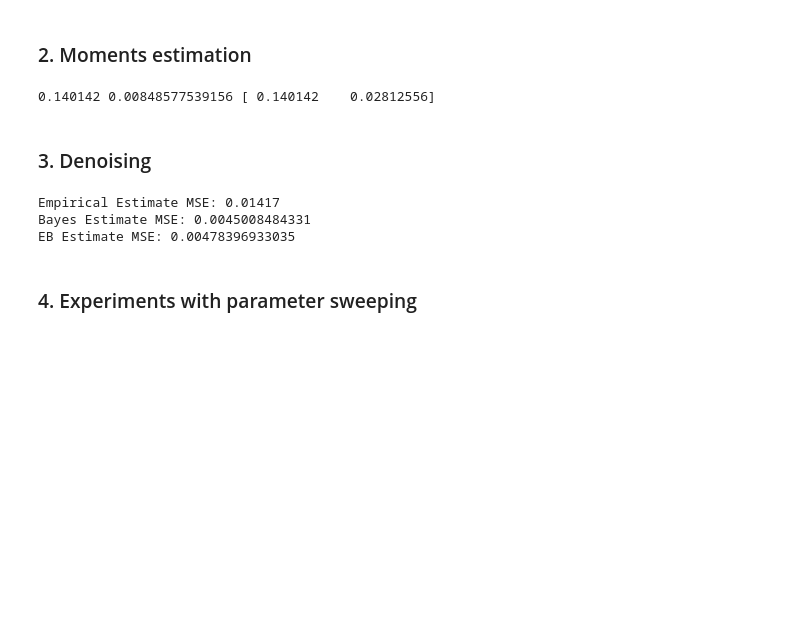
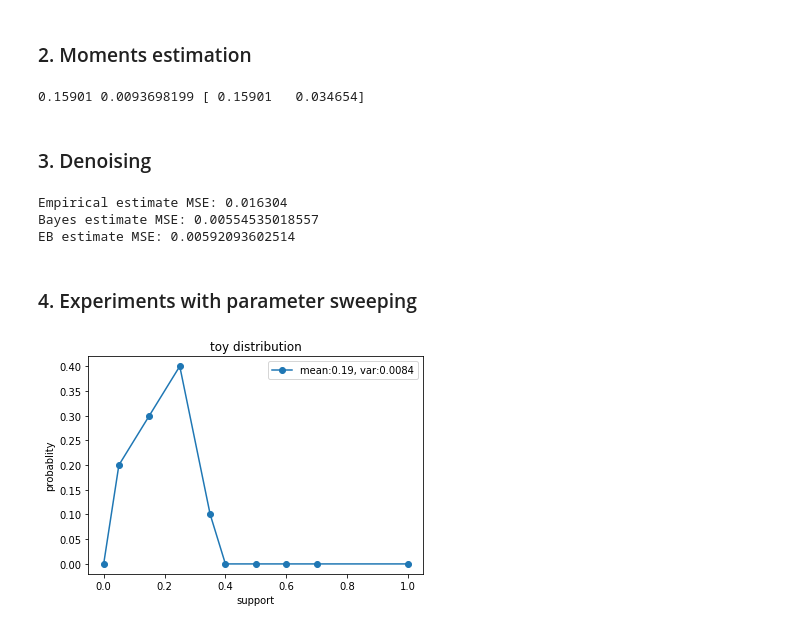
Before and after one commit to martinjzhang/single_cell_eb, a Jupyter notebook: demo.ipynb, the cells around one changed output. Cells and saved outputs as stored; diff of their text form; code cells hidden in the pictures; blank space fills up the shorter version.

```diff
--- a/demo.ipynb
+++ b/demo.ipynb
@@ -46,23 +50,24 @@ _=plot_dd_result(p,p_hat,dd_info)
 # %% [markdown]
 ### 2. Moments estimation ###
 # %%
-mean_hat,var_hat,M_hat = dd_moments_1d(Y_pdf,Y_supp,x,N_c,N_r,k=2,noise='bin')
+mean_hat,var_hat,M_hat,N_r_hat = dd_moments_1d(Y,k=2,noise='poi')
+mean_hat,var_hat,M_hat = M_convert(M_hat,N_r_hat,N_r) # converting between the true N_r and the N_r used
 print mean_hat,var_hat,M_hat
 # %% [output]
-0.140142 0.00848577539156 [ 0.140142    0.02812556]
+0.15901 0.0093698199 [ 0.15901   0.034654]
 # %% [markdown]
 ### 3. Denoising ###
 # %%
 ## denoising
 print 'Empirical estimate MSE:',np.linalg.norm(X-Y/(N_r+0.0))**2/(N_c+0.0)
-x_hat_bayes=denoise_1d(Y,N_r,x,p=p)
+x_hat_bayes,N_r=denoise_1d(Y,data_info=data_info)
 print 'Bayes estimate MSE:',np.linalg.norm(X-x_hat_bayes)**2/(N_c+0.0)
-x_hat_eb=denoise_1d(Y,N_r,x)
-print 'EB estimate MSE:',np.linalg.norm(X-x_hat_eb)**2/(N_c+0.0)
+x_hat_eb,N_r_eb=denoise_1d(Y)
+print 'EB estimate MSE:',np.linalg.norm(X-GC_convert(x_hat_eb,N_r_eb,N_r))**2/(N_c+0.0)
 # %% [output]
-Empirical Estimate MSE: 0.01417
-Bayes Estimate MSE: 0.0045008484331
-EB Estimate MSE: 0.00478396933035
+Empirical estimate MSE: 0.016304
+Bayes estimate MSE: 0.00554535018557
+EB estimate MSE: 0.00592093602514
 # %% [markdown]
 ### 4. Experiments with parameter sweeping ###
 # %%
@@ -72,13 +77,18 @@ if not os.path.exists(output_folder):
 # %%
 np.random.seed(42)
 param_list=[]
+# for B in [1e3,2e3,5e3,1e4,2e4,5e4,1e5,2e5,5e5,1e6,2e6,5e6]:
 for B in [1e3,2e3,5e3,1e4,2e4,5e4,1e5,2e5,5e5,1e6,2e6,5e6]:
-    for N_r in np.linspace(2,100,25,dtype=int):
+# for B in [1e3,1e4,1e5]:
+    for N_r in np.linspace(2,100,50,dtype=int):
+#     for N_r in np.linspace(1,100,100,dtype=int):
         N_c=np.max([int(B/(N_r+0.0)),1])
         param_list.append([N_c,N_r,int(B)])
 param_list=np.array(param_list)
-rep_time=2
+rep_time=100
 p,x=toy_dist(vis=1)
+# %% [output]
+[figure, added]
 # %%
 res_dd,res_ml=simu_dd(p,x,param_list,rep_time,output_folder)
 # %% [output]
```
Also changed, not shown: parts of 3 cells of this notebook, 10 other files.
